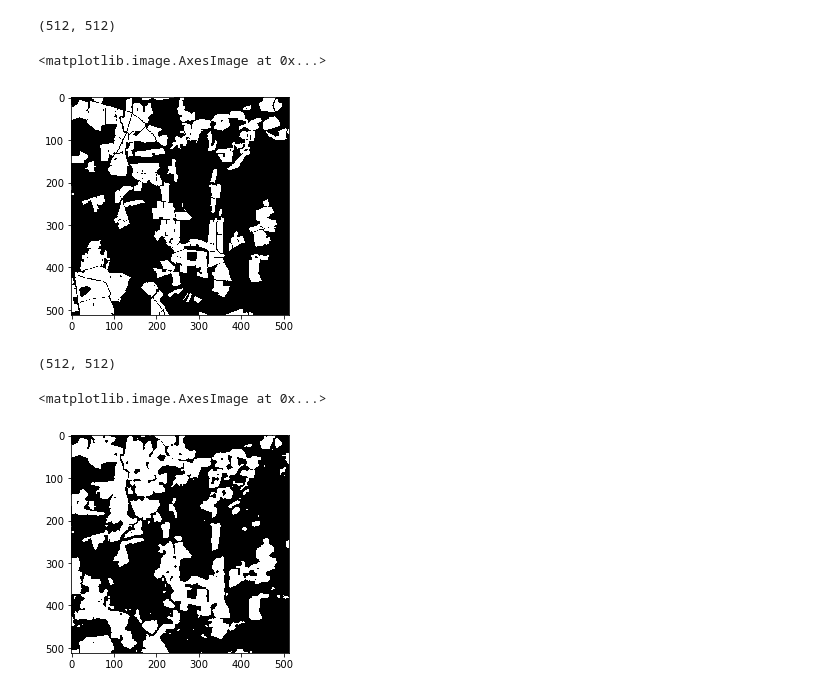
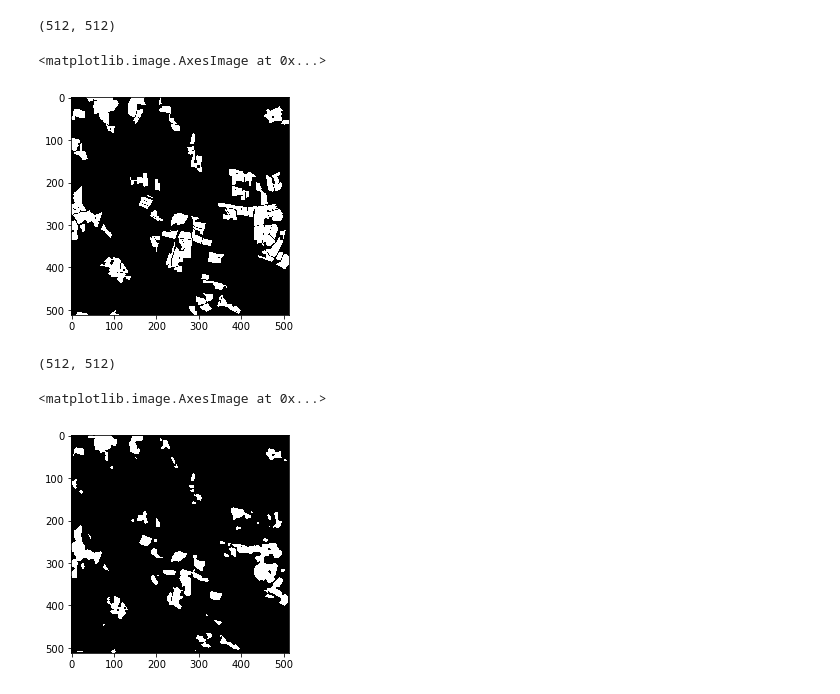
Before and after one commit to adithyaiyer1999/BudnipWheat, a Jupyter notebook: Unet Implementation.ipynb, the cells around one changed output. Saved outputs shown, nothing was run; the diff lists cells and outputs as text; code cells hidden in the pictures.

```diff
--- a/Unet Implementation.ipynb
+++ b/Unet Implementation.ipynb
@@ -218,8 +256,8 @@ np.save('trial_mask.npy',b)
 import numpy as np
 import matplotlib.pyplot as plt
 # %%
-a =np.load('trial_image.npy')
-b =np.load('trial_mask.npy')
+a =np.load('trial_image2.npy')
+b =np.load('trial_mask2.npy')
 # %%
 b[0].shape
 # %% [output]
@@ -228,13 +266,13 @@ b[0].shape
 plt.imshow(b[0],cmap ='gray')
 # %% [output]
 <matplotlib.image.AxesImage at 0x...>
-[figure, old version]
+[figure, new version]
 # %%
 a[0].shape
 # %% [output]
 (512, 512)
 # %%
-plt.imshow((a[0]>0.25)*1,cmap ='gray')
+plt.imshow((a[0]>0.5)*1,cmap ='gray')
 # %% [output]
 <matplotlib.image.AxesImage at 0x...>
-[figure, old version]
+[figure, new version]
```
Also changed, not shown: parts of 15 cells of this notebook, 11 other files.
